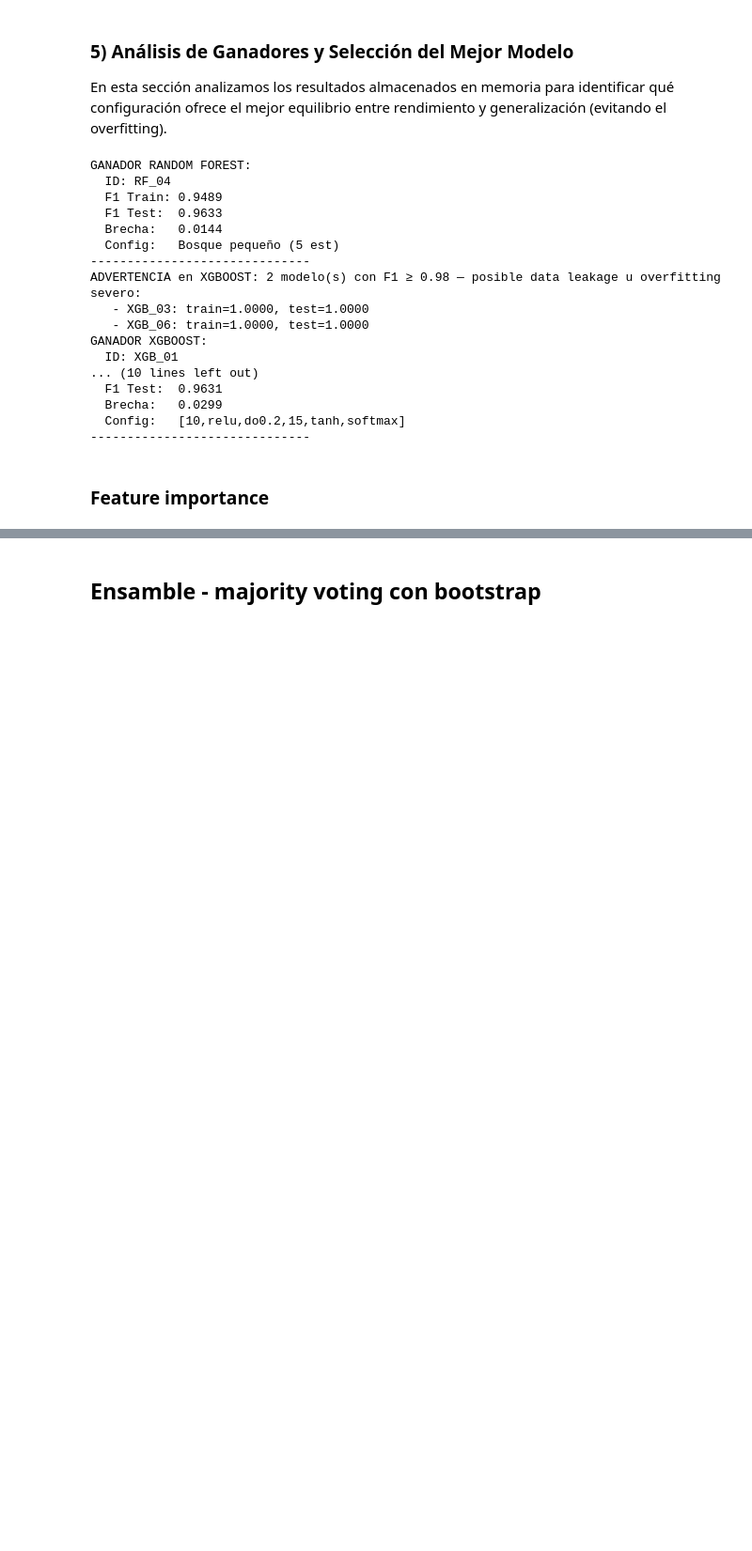
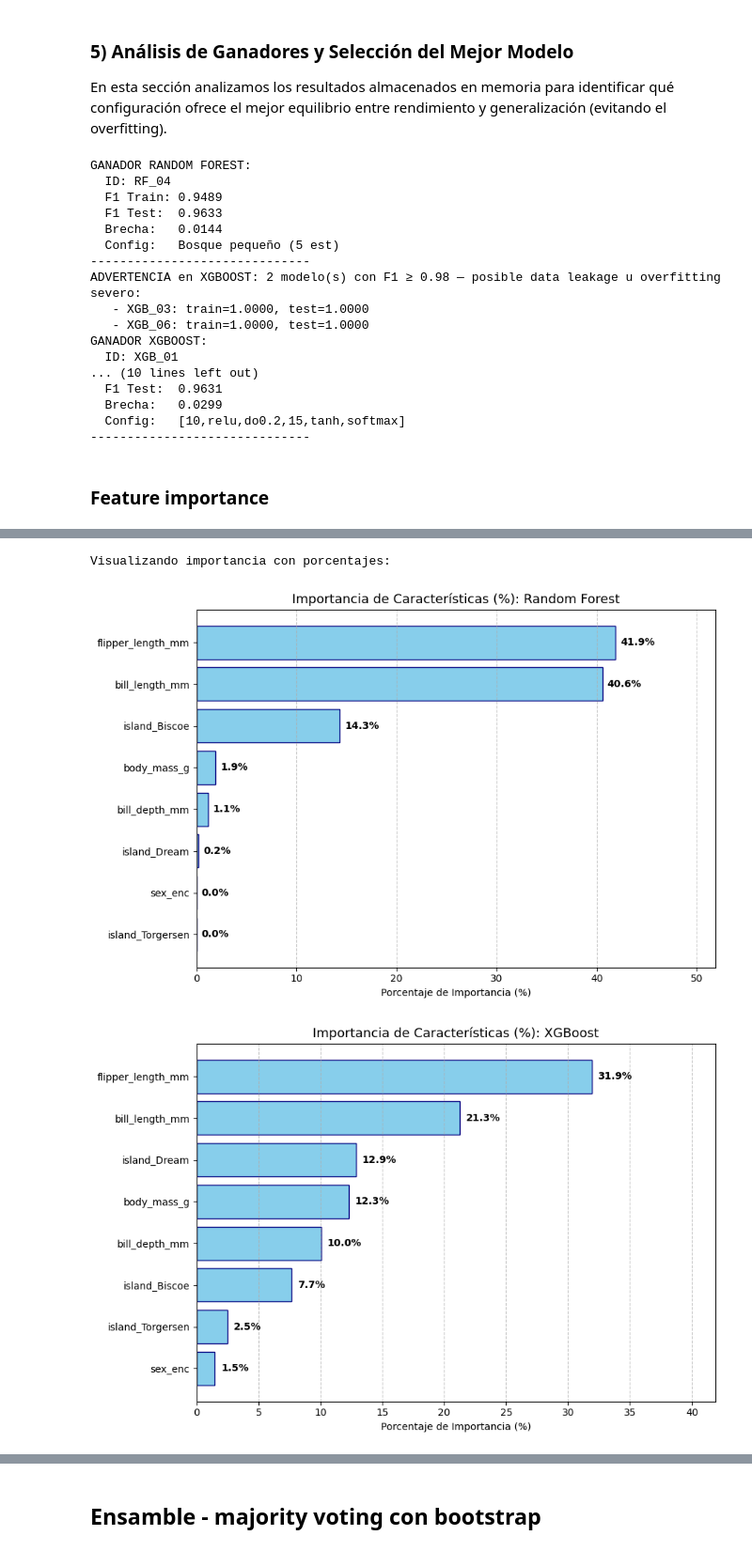
Before and after one commit to CayeRZ/proyecto-machine-learning-galileo, a Jupyter notebook: cayetano_clasificador_multiclase_ipynb.ipynb, the cells around one changed output, grey strips where cells are left out. Shown at 94% size. Cells and saved outputs as stored; diff of their text form; code cells hidden in the pictures; blank space fills up the shorter version.

```diff
--- a/cayetano_clasificador_multiclase_ipynb.ipynb
+++ b/cayetano_clasificador_multiclase_ipynb.ipynb
@@ -651,0 +700,34 @@ if ganador_xgb is not None:
+# %%
+# Modificamos la función original para incluir porcentajes en las etiquetas del gráfico
+def plot_importancia_pct(ganador_row, nombres, titulo):
+    model = ganador_row['_model']
+    importancias = model.feature_importances_
+    importancias_pct = (importancias / importancias.sum()) * 100
+
+    imp_series = pd.Series(importancias_pct, index=nombres).sort_values()
+
+    plt.figure(figsize=(9, 6))
+    bars = plt.barh(imp_series.index, imp_series.values, color='skyblue', edgecolor='navy')
+
+    # Añadir el texto del porcentaje al final de cada barra
+    for bar in bars:
+        width = bar.get_width()
+        plt.text(width + 0.5, bar.get_y() + bar.get_height()/2,
+                 f'{width:.1f}%', va='center', fontsize=10, fontweight='bold')
+
+    plt.title(f"Importancia de Características (%): {titulo}", fontsize=13)
+    plt.xlabel("Porcentaje de Importancia (%)")
+    plt.xlim(0, max(importancias_pct) + 10) # Espacio para las etiquetas
+    plt.grid(axis='x', linestyle='--', alpha=0.7)
+    plt.tight_layout()
+    plt.show()
+
+print("Visualizando importancia con porcentajes:")
+if ganador_rf is not None:
+    plot_importancia_pct(ganador_rf, FEATURE_COLS, "Random Forest")
+if ganador_xgb is not None:
+    plot_importancia_pct(ganador_xgb, FEATURE_COLS, "XGBoost")
+# %% [output]
+Visualizando importancia con porcentajes:
+[figure, added]
+[figure, added]
```
Also changed, not shown: parts of 14 cells of this notebook.
